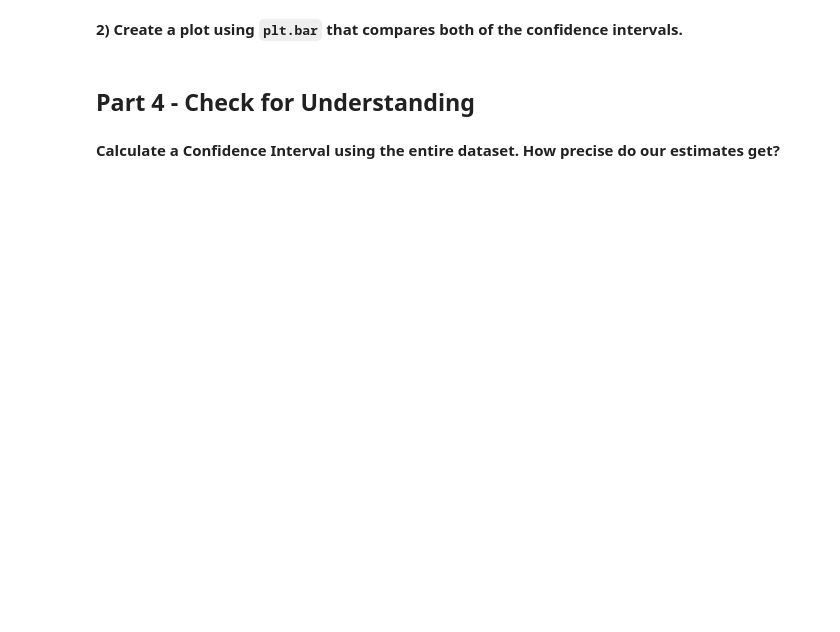
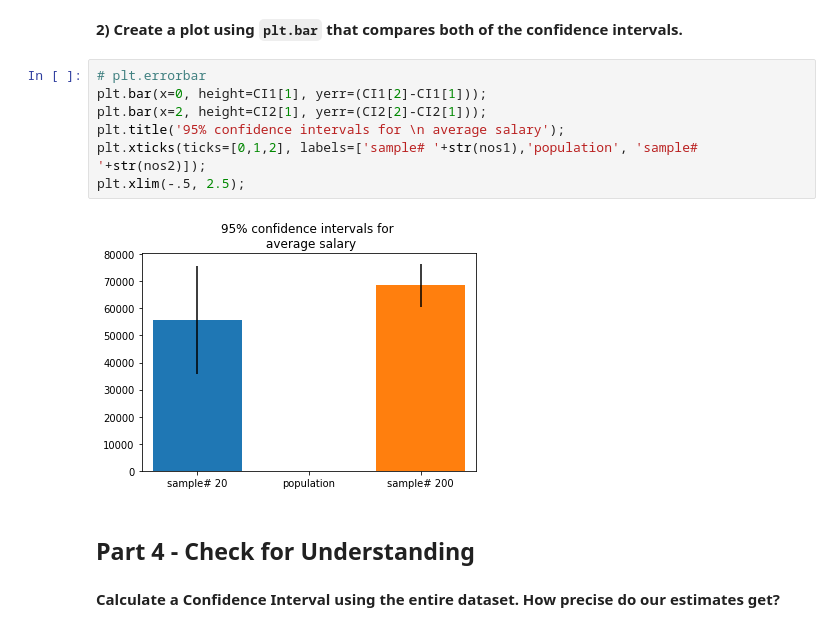
Before and after one commit to skhabiri/DS-Unit-1-Sprint-2-Statistics, a Jupyter notebook: module3/skhabiri_LS_DS_123_Confidence_Intervals_Assignment.ipynb, the cells around one changed output. Drawn from its saved outputs; the diff is of its cells as text; blank space fills up the shorter version.

```diff
--- a/module3/skhabiri_LS_DS_123_Confidence_Intervals_Assignment.ipynb
+++ b/module3/skhabiri_LS_DS_123_Confidence_Intervals_Assignment.ipynb
@@ -165,5 +202,14 @@ The margin of error gives an idea of how far off our estimates might be (with 95
 # %% [markdown]
 **2) Create a plot using `plt.bar` that compares both of the confidence intervals.**
+# %%
+# plt.errorbar
+plt.bar(x=0, height=CI1[1], yerr=(CI1[2]-CI1[1]));
+plt.bar(x=2, height=CI2[1], yerr=(CI2[2]-CI2[1]));
+plt.title('95% confidence intervals for \n average salary');
+plt.xticks(ticks=[0,1,2], labels=['sample# '+str(nos1),'population', 'sample# '+str(nos2)]);
+plt.xlim(-.5, 2.5);
+# %% [output]
+[figure, added]
 # %% [markdown]
 ## Part 4 - Check for Understanding
 # %% [markdown]
```
Also changed, not shown: parts of 8 cells of this notebook.
